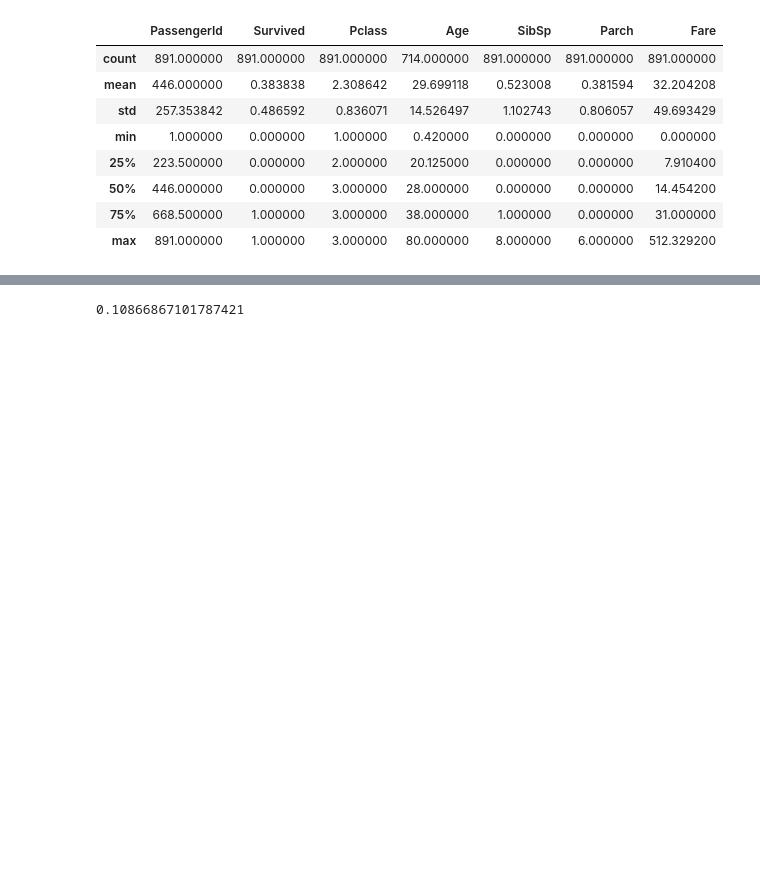
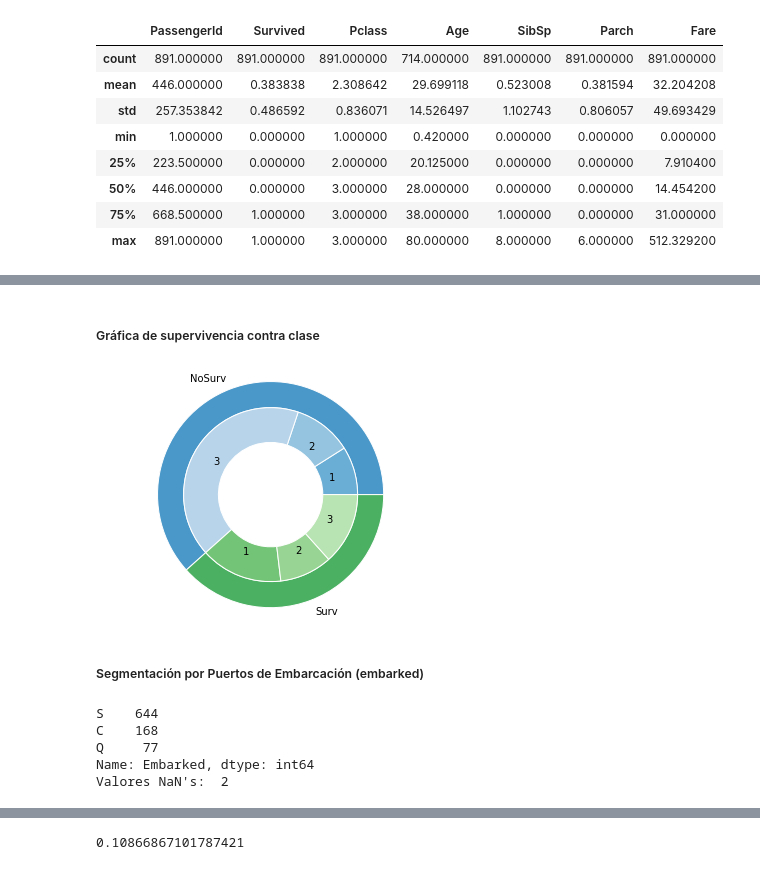
Before and after one commit to fedemedina72/IA1_Equipo8, a Jupyter notebook: LimpiezaDatos.ipynb, the cells around one changed output, grey strips where cells are left out. Saved outputs shown, nothing was run; the diff lists cells and outputs as text; code cells hidden in the pictures; blank space fills up the shorter version.

```diff
--- a/LimpiezaDatos.ipynb
+++ b/LimpiezaDatos.ipynb
@@ -36,0 +62,33 @@ db.describe()
+# %% [markdown]
+##### Gráfica de supervivencia contra clase
+# %%
+ # Círculo externo
+fig, ax = plt.subplots()
+ax.axis('equal')
+mypie, _ = ax.pie(db.Survived.value_counts(), radius=1.3,
+                  labels=['NoSurv', 'Surv'], colors=[a(0.6), b(0.6)])
+plt.setp(mypie, width=0.3, edgecolor='white')
+
+# Círculo interno
+mypie2, _ = ax.pie(db.groupby(['Survived','Pclass'])['Pclass'].count(), radius=1.3-0.3, labels=['1','2','3','1','2','3'],
+                   labeldistance=0.7, colors=[a(0.5), a(0.4), a(0.3), b(0.5), b(0.4), b(0.3)])
+plt.setp(mypie2, width=0.4, edgecolor='white')
+plt.margins(0,0)
+
+plt.show()
+# %% [output]
+[figure, added]
+# %% [markdown]
+##### Segmentación por Puertos de Embarcación (embarked)
+# %%
+# Caracteristicas de los pasajeros de cada puerto
+
+print(db['Embarked'].value_counts())
+
+print("Valores NaN's: ", db.Embarked.isna().sum())
+# %% [output]
+S    644
+C    168
+Q     77
+Name: Embarked, dtype: int64
+Valores NaN's:  2
```
Also changed, not shown: parts of 5 cells of this notebook.
